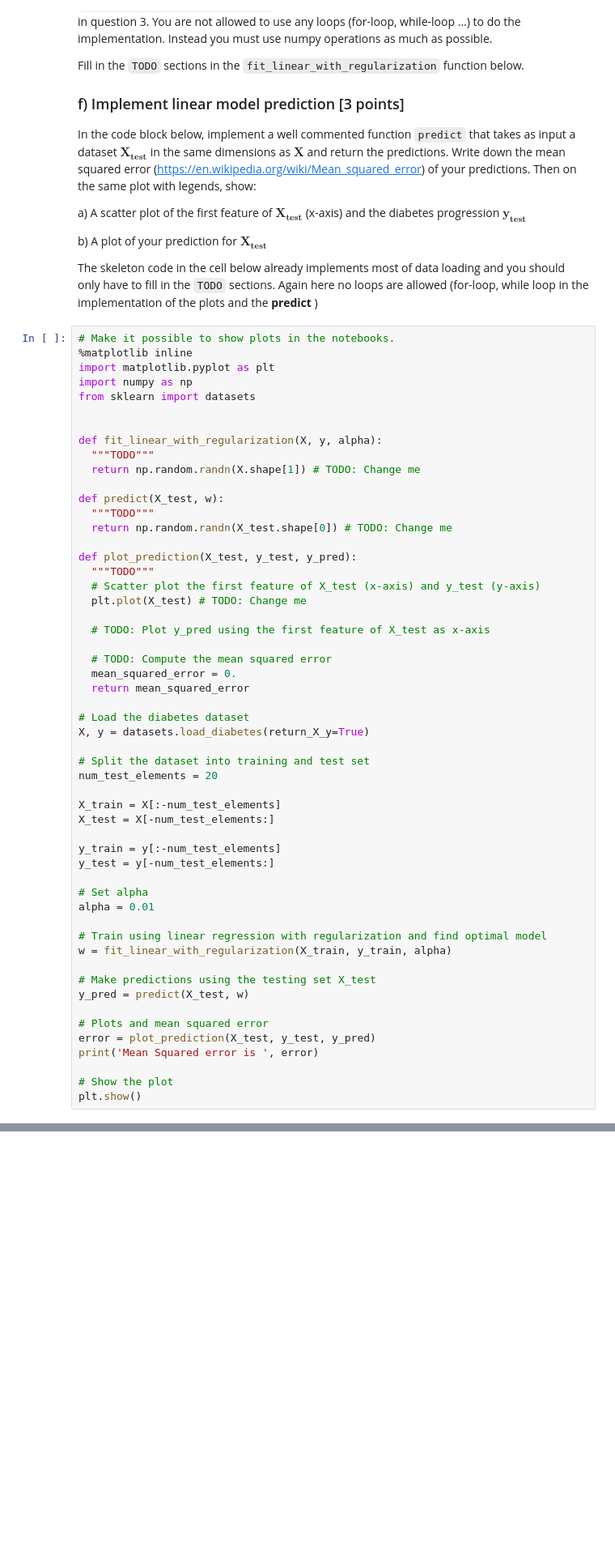
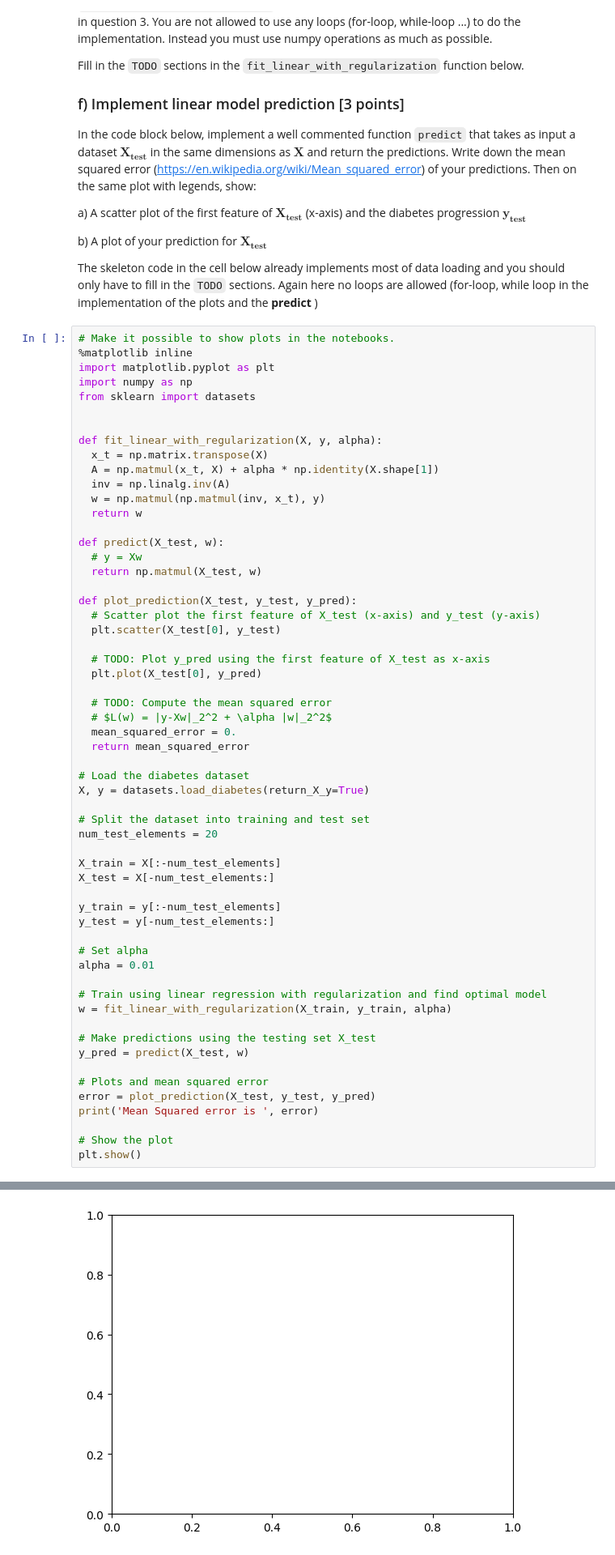
Before and after one commit to rikardro/TDA233, a Jupyter notebook: TDA233/HW1_2025.ipynb, the cells around one changed output, grey strips where cells are left out. Shown at 81% size. Drawn from its saved outputs; the diff is of its cells as text; blank space fills up the shorter version.

```diff
--- a/TDA233/HW1_2025.ipynb
+++ b/TDA233/HW1_2025.ipynb
@@ -274,21 +274,25 @@ from sklearn import datasets
 
 
 def fit_linear_with_regularization(X, y, alpha):
-  """TODO"""
-  return np.random.randn(X.shape[1]) # TODO: Change me
+  x_t = np.matrix.transpose(X)
+  A = np.matmul(x_t, X) + alpha * np.identity(X.shape[1])
+  inv = np.linalg.inv(A)
+  w = np.matmul(np.matmul(inv, x_t), y)
+  return w
 
 def predict(X_test, w):
-  """TODO"""
-  return np.random.randn(X_test.shape[0]) # TODO: Change me
+  # y = Xw
+  return np.matmul(X_test, w)
 
 def plot_prediction(X_test, y_test, y_pred):
-  """TODO"""
   # Scatter plot the first feature of X_test (x-axis) and y_test (y-axis)
-  plt.plot(X_test) # TODO: Change me
+  plt.scatter(X_test[0], y_test)
 
   # TODO: Plot y_pred using the first feature of X_test as x-axis
+  plt.plot(X_test[0], y_pred)
 
   # TODO: Compute the mean squared error
+  # $L(w) = |y-Xw|_2^2 + \alpha |w|_2^2$
   mean_squared_error = 0.
   return mean_squared_error
 
@@ -319,3 +323,4 @@ print('Mean Squared error is ', error)
 
 # Show the plot
 plt.show()
+# %% [output]
@@ -322,3 +328,4 @@ plt.show()
+[figure, added]
 # %% [markdown]
 # Bonus problem
 Answering this question will not give you any additional points. Not answering this question will not prevent you from getting full points (if all other questions are answered correctly). However, if you answer this question, we will pick exactly one question where you didn't receive full points in this assignment and give you **at most** 4 more points there. In particular, between the questions for which you have reasonably attempted a solution, we will pick the one where the difference between the full point and the point you received is the maximum.
```
Also changed, not shown: parts of 2 cells of this notebook.
